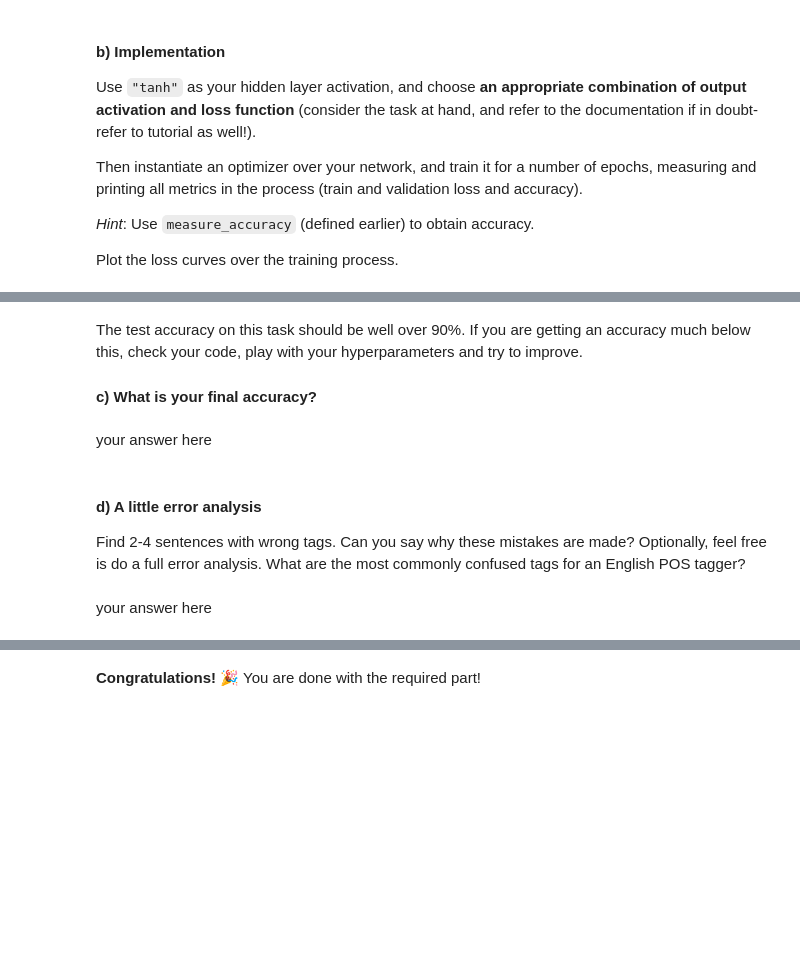
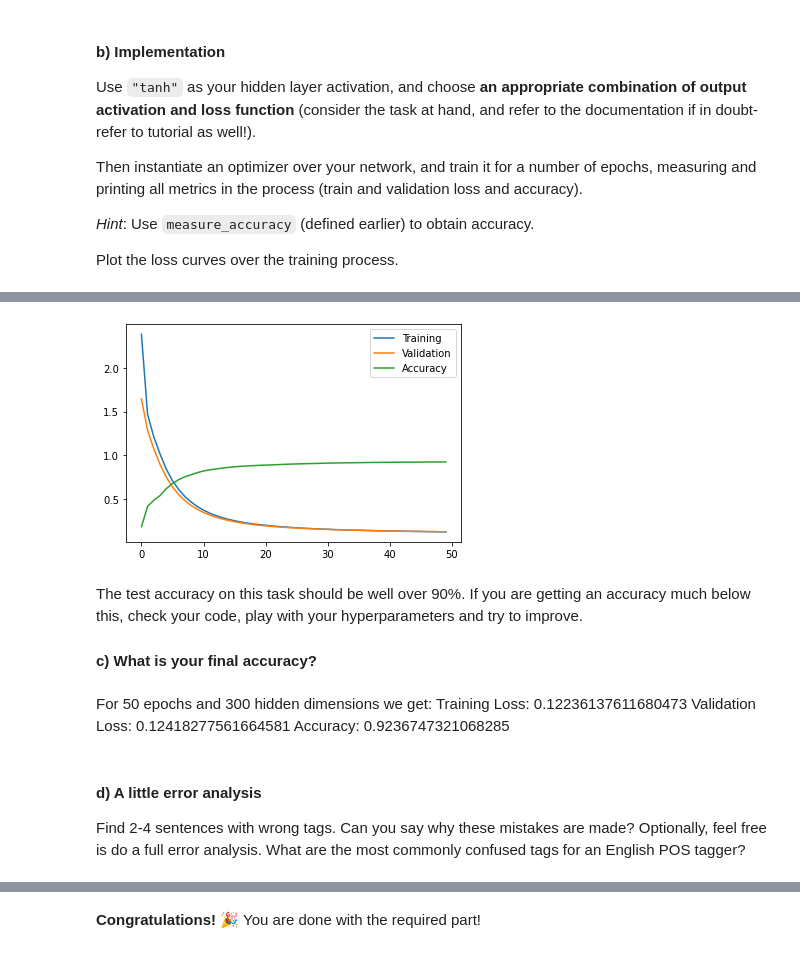
Before and after one commit to Thomson2412/HumanVisLan, a Jupyter notebook: lab2/POS_RNN.ipynb, the cells around one changed output, grey strips where cells are left out. Saved outputs shown, nothing was run; the diff lists cells and outputs as text; code cells hidden in the pictures; blank space fills up the shorter version.

```diff
--- a/lab2/POS_RNN.ipynb
+++ b/lab2/POS_RNN.ipynb
@@ -125,13 +132,13 @@ class fastSRN(torch.nn.Module):
         self.hidden_activation = hidden_activation
         self.output_activation = output_activation
         self.device = device
-        self.x_to_h = torch.nn.RNN(input_size=input_dim, hidden_size=hidden_dim, nonlinearity=hidden_activation)
+        self.x_to_h = torch.nn.RNN(input_size=input_dim, hidden_size=hidden_dim, nonlinearity=hidden_activation).to(device)
         self.h_to_y = torch.nn.Linear(hidden_dim, output_dim).to(device)
 
     def forward(self, X:FloatTensor, h: Optional[FloatTensor]=None) -> FloatTensor:
         h, _ = self.x_to_h(X, h)
         y = self.output_activation(self.h_to_y(h))
-        return y
+        return y.to(self.device)
 # %% [markdown]
 Let's see our new implementation in action.
 
@@ -476,0 +505,30 @@ NotImplemented
+# %%
+device = "cuda"
+srn = fastSRN(input_dim = 300, hidden_dim = 300, output_dim = len(pos_to_int) + 1,
+                 hidden_activation = "tanh",
+                 output_activation = torch.nn.LogSoftmax(dim=-1),
+                 device = device)
+opt = torch.optim.Adam(srn.parameters(), lr=1e-05)
+loss_fn = torch.nn.NLLLoss(reduction='mean')
+# %%
+# Your training script here
+
+NUM_EPOCHS = 50
+
+train_losses = []
+val_losses = []
+network_acc = []
+
+for t in range(NUM_EPOCHS):
+    train_loss = train_epoch(srn, train_dataloader, optimizer=opt, loss_fn=loss_fn, device=device)
+    val_loss = eval_epoch(srn, val_dataloader, loss_fn, device=device)
+    epoch_acc = measure_accuracy(srn, train_dataloader, device)
+
+    print('Epoch {}'.format(t))
+    print('Training Loss: {}'.format(train_loss))
+    print('Validation Loss: {}'.format(val_loss))
+    print('Accuracy: {}'.format(epoch_acc))
+
+    train_losses.append(train_loss)
+    val_losses.append(val_loss)
+    network_acc.append(epoch_acc)
@@ -477,12 +553,24 @@ NotImplemented
+# %%
+# Your plotting here
+
+from matplotlib import pyplot as plt
+plt.plot(train_losses)
+plt.plot(val_losses)
+plt.plot(network_acc)
+plt.legend(["Training", "Validation", "Accuracy"])
+plt.show()
+# %% [output]
+[figure, added]
 # %% [markdown]
 The test accuracy on this task should be well over 90%. If you are getting an accuracy much below this, check your code, play with your hyperparameters and try to improve.
 
 #### c) What is your final accuracy?
-# %% [markdown]
-your answer here
+# %% [markdown]
+For 50 epochs and 300 hidden dimensions we get:
+Training Loss: 0.12236137611680473
+Validation Loss: 0.12418277561664581
+Accuracy: 0.9236747321068285
 # %% [markdown]
 #### d) A little error analysis
 Find 2-4 sentences with wrong tags. Can you say why these mistakes are made?
 Optionally, feel free is do a full error analysis. What are the most commonly confused tags for an English POS tagger?
-# %% [markdown]
-your answer here
```
Also changed, not shown: parts of 19 cells of this notebook, 1 other file.
